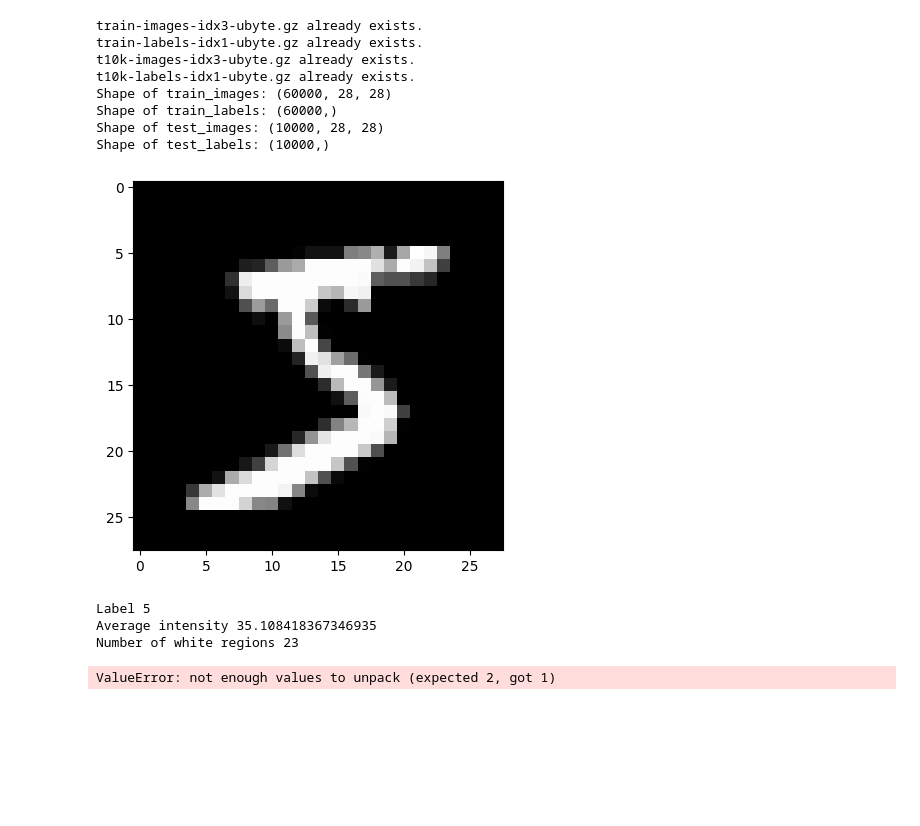
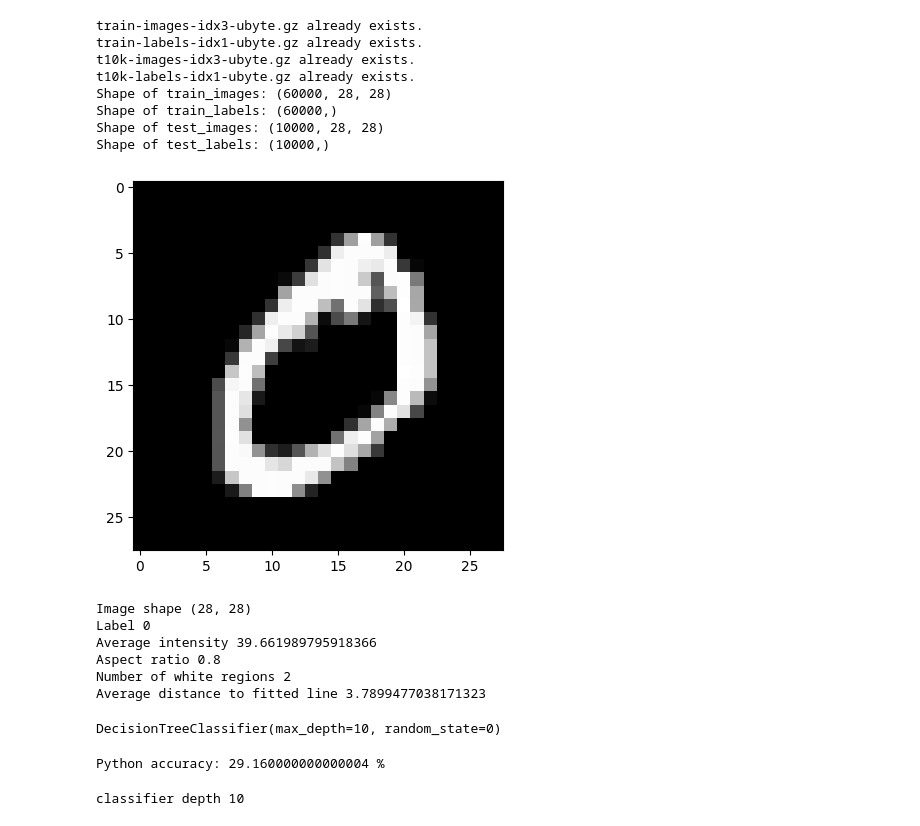
Before and after one commit to ProvableHQ/python-sdk, a Jupyter notebook: zkml-research/MNIST_preprocessing/run1.ipynb, the cells around one changed output. Drawn from its saved outputs; the diff is of its cells as text; code cells hidden in the pictures; blank space fills up the shorter version.

```diff
--- a/zkml-research/MNIST_preprocessing/run1.ipynb
+++ b/zkml-research/MNIST_preprocessing/run1.ipynb
@@ -147,15 +147,37 @@ Shape of test_labels: (10000,)
 # %%
 def average_intensity(image):
     return np.mean(image)
+# %%
+def aspect_ratio(image, threshold=128):
+    # Threshold the image to create a binary representation
+    bin_image = image > threshold
+    # Find the bounding box
+    row_indices, col_indices = np.nonzero(bin_image)
+    max_row, min_row = np.max(row_indices), np.min(row_indices)
+    max_col, min_col = np.max(col_indices), np.min(col_indices)
+
+    # Calculate the aspect ratio of the bounding box
+    width = max_col - min_col + 1
+    height = max_row - min_row + 1
+
+    if height == 0:  # To avoid division by zero
+        return 1.0
+
+    return width / height
 # %%
 from scipy.ndimage import label
 
 
-def num_white_regions(image, threshold=128):
-    # Threshold the image to convert it to binary
-    bin_image = (image > threshold).astype(int)
-    # Use scipy's label function to count connected regions
+def num_regions_below_threshold(image, threshold=128):
+    # Threshold the image so that pixels below the threshold are set to 1
+    # and those above the threshold are set to 0.
+    bin_image = image < threshold
+
+    # Use connected components labeling
     labeled_array, num_features = label(bin_image)
+
+    # Return the number of unique regions
+    # (subtracting 1 as one of the labels will be the background)
     return num_features
 # %%
 from scipy.optimize import curve_fit
@@ -197,24 +219,31 @@ def avg_dist_to_fitted_line(image, threshold=128):
     avg_distance = np.mean(distances)
     return avg_distance
 # %%
-image_id = 0
+image_id = 1
+
+image = train_images_2d[image_id].reshape(28, 28)
 
 # plot train_images_2d[0]
 import matplotlib.pyplot as plt
 
-plt.imshow(train_images_2d[image_id].reshape(28, 28), cmap="gray")
+plt.imshow(image, cmap="gray")
 plt.show()
 
+print("Image shape", image.shape)
+
 print("Label", train_labels[image_id])
-print("Average intensity", average_intensity(train_images_2d[image_id]))
-print("Number of white regions", num_white_regions(train_images_2d[image_id]))
+print("Average intensity", average_intensity(image))
+print("Aspect ratio", aspect_ratio(image))
+print("Number of white regions", num_regions_below_threshold(image, threshold=120))
 print(
     "Average distance to fitted line",
-    avg_dist_to_fitted_line(train_images_2d[image_id]),
+    avg_dist_to_fitted_line(image),
 )
 # %% [output]
-[figure, old version]
+[figure, new version]
-Label 5
-Average intensity 35.108418367346935
-Number of white regions 23
+Image shape (28, 28)
+Label 0
+Average intensity 39.661989795918366
+Aspect ratio 0.8
+Number of white regions 2
+Average distance to fitted line 3.7899477038171323
-ValueError: not enough values to unpack (expected 2, got 1)
@@ -220,0 +297,22 @@ ValueError: not enough values to unpack (expected 2, got 1)
+# %%
+from sklearn.tree import DecisionTreeClassifier
+
+# Create and train a decision tree classifier
+clf = DecisionTreeClassifier(max_depth=10, random_state=0)
+clf.fit(train_features, train_labels)
+# %% [output]
+DecisionTreeClassifier(max_depth=10, random_state=0)
+# %%
+import numpy as np
+
+# Compute the accuracy of the Leo program and the Python program on the test set
+num_test_samples = len(test_features)
+python_predictions = clf.predict(test_features)
+python_accuracy = np.sum(python_predictions == test_labels) / num_test_samples
+print(f"Python accuracy: {100*python_accuracy} %")
+# %% [output]
+Python accuracy: 29.160000000000004 %
+# %%
+print("classifier depth", clf.get_depth())
+# %% [output]
+classifier depth 10
```
Also changed, not shown: parts of 11 cells of this notebook, 3 other files.
